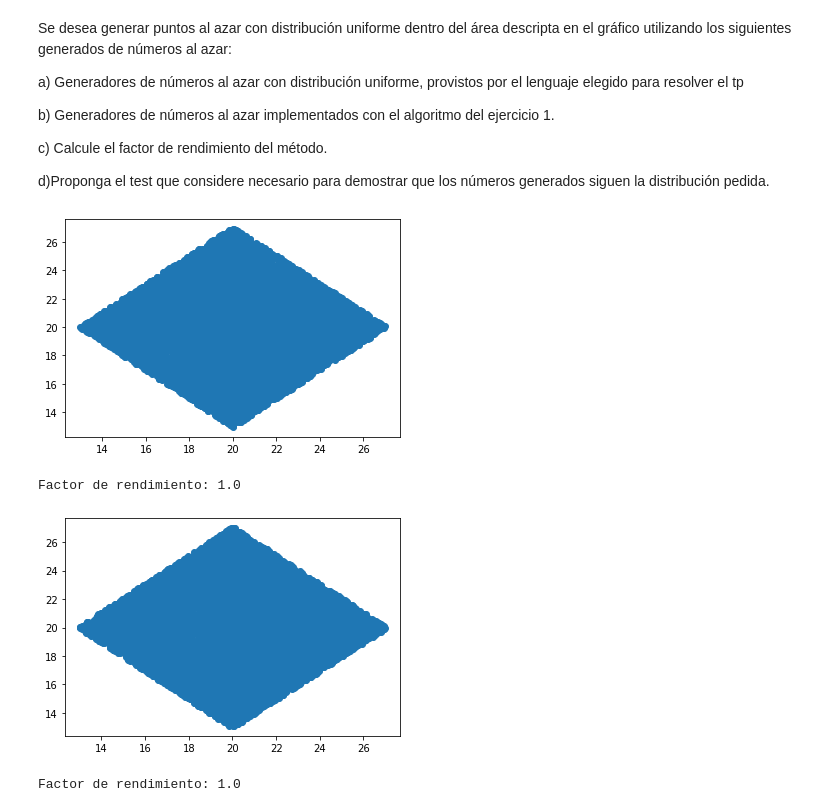
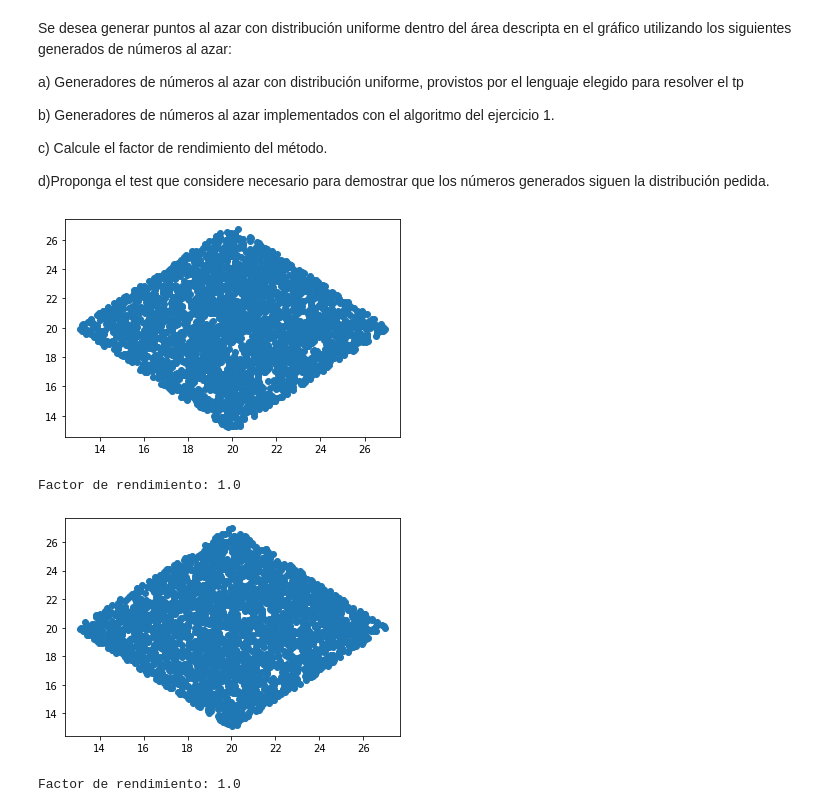
Before and after one commit to MarcosRolando/TpSimulacion, a Jupyter notebook: Ej_3.ipynb, the cells around one changed output. Saved outputs shown, nothing was run; the diff lists cells and outputs as text; code cells hidden in the pictures.

```diff
--- a/Ej_3.ipynb
+++ b/Ej_3.ipynb
@@ -81,22 +90,25 @@ d)Proponga el test que considere necesario para demostrar que los números gener
 # %%
 #A)
 
-n = 10000
+n = 3000
 
+#Genera un cuadrado usando la funcion estandar de la distribucion uniforme
 def rand_cuadrado_estandar(cant_numeros):
     return generar_random_cuadrado(cant_numeros, rand_estandar)
 
 randoms_estandar = rand_cuadrado_estandar(n)
 plt.scatter(*zip(*randoms_estandar[1]))
 plt.show()
 print("Factor de rendimiento: " + str(randoms_estandar[0]))
 
 #Hacer test para la distribucion
 # %% [output]
-[figure, old version]
+[figure, new version]
 Factor de rendimiento: 1.0
 # %%
 #B)
+
+#Genera un cuadrado usando la funcion del punto 1 de la distribucion uniforme
 def rand_cuadrado_propio(cant_numeros):
     return generar_random_cuadrado(cant_numeros, rand_propio)
 
@@ -106,7 +118,7 @@ plt.show()
 print("Factor de rendimiento: " + str(randoms_propios[0]))
 #Hacer test para la distribucion
 # %% [output]
-[figure, old version]
+[figure, new version]
 Factor de rendimiento: 1.0
 # %%
 #Para ver si los puntos estan distribuidos de forma uniforme en la region del cuadrado se puede generar
```
Also changed, not shown: parts of 3 cells of this notebook.
